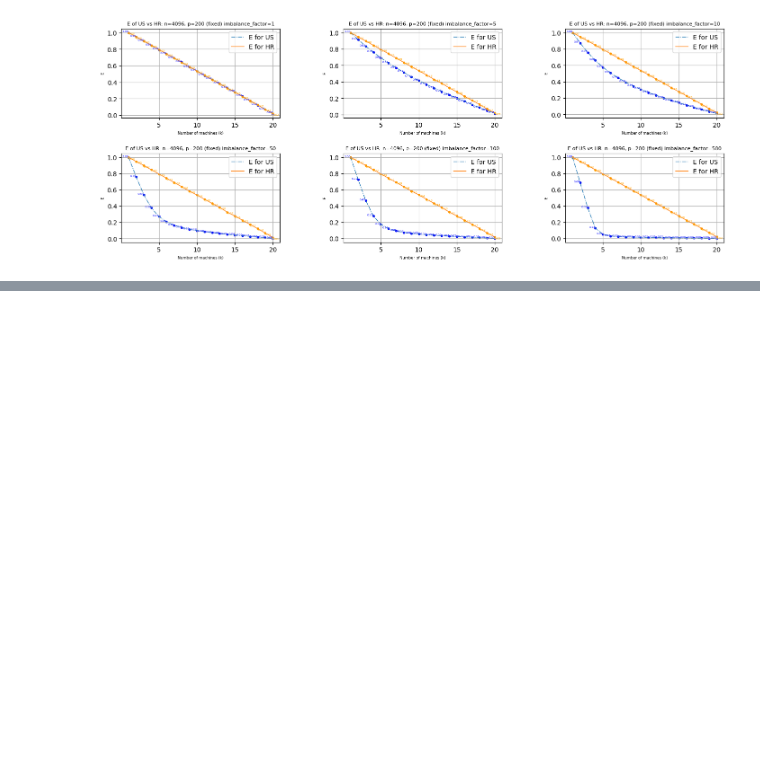
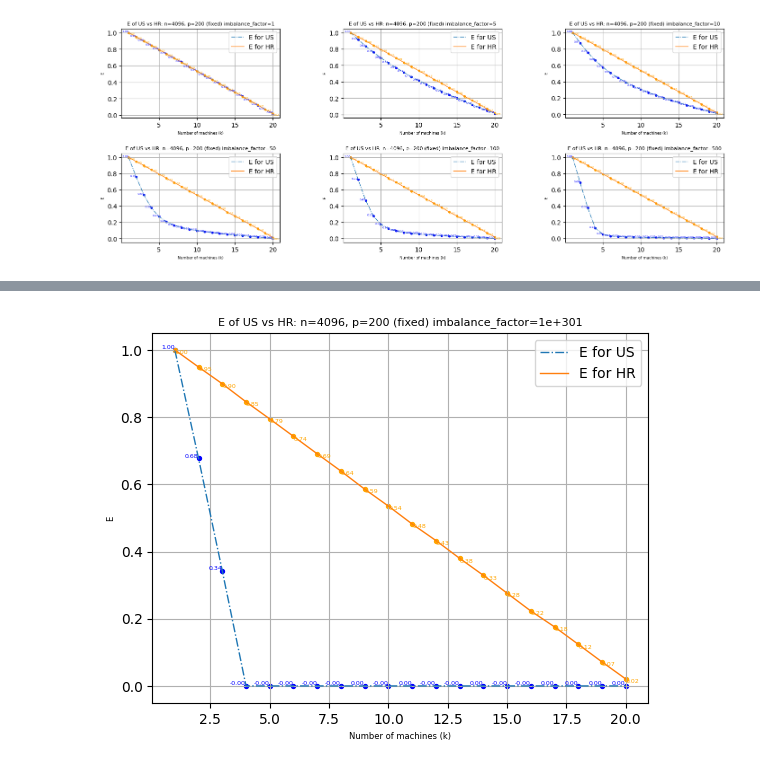
Before and after one commit to FergieLigaLlj/Statistical-Machine-Learning-Research-with-Pro.-Zhang-Zhixiang, a Jupyter notebook: Distributed Sketching for Randomized Optimization in Regression Training/Step5_What Kind of Xi will fall/Test_fixed_weight.ipynb, the cells around one changed output, grey strips where cells are left out. Cells and saved outputs as stored; diff of their text form; code cells hidden in the pictures; blank space fills up the shorter version.

```diff
--- a/Distributed Sketching for Randomized Optimization in Regression Training/Step5_What Kind of Xi will fall/Test_fixed_weight.ipynb
+++ b/Distributed Sketching for Randomized Optimization in Regression Training/Step5_What Kind of Xi will fall/Test_fixed_weight.ipynb
@@ -226,0 +232,5 @@ plt.show()
+# %%
+#Mimic when the imbalance factor tends to infinity_part_2
+plot_var_change(20,5,4096,200,imbalance_factor=10e300,random_seed=42,delta=1)
+# %% [output]
+[figure, added]
```
Also changed, not shown: parts of 1 cell of this notebook.
